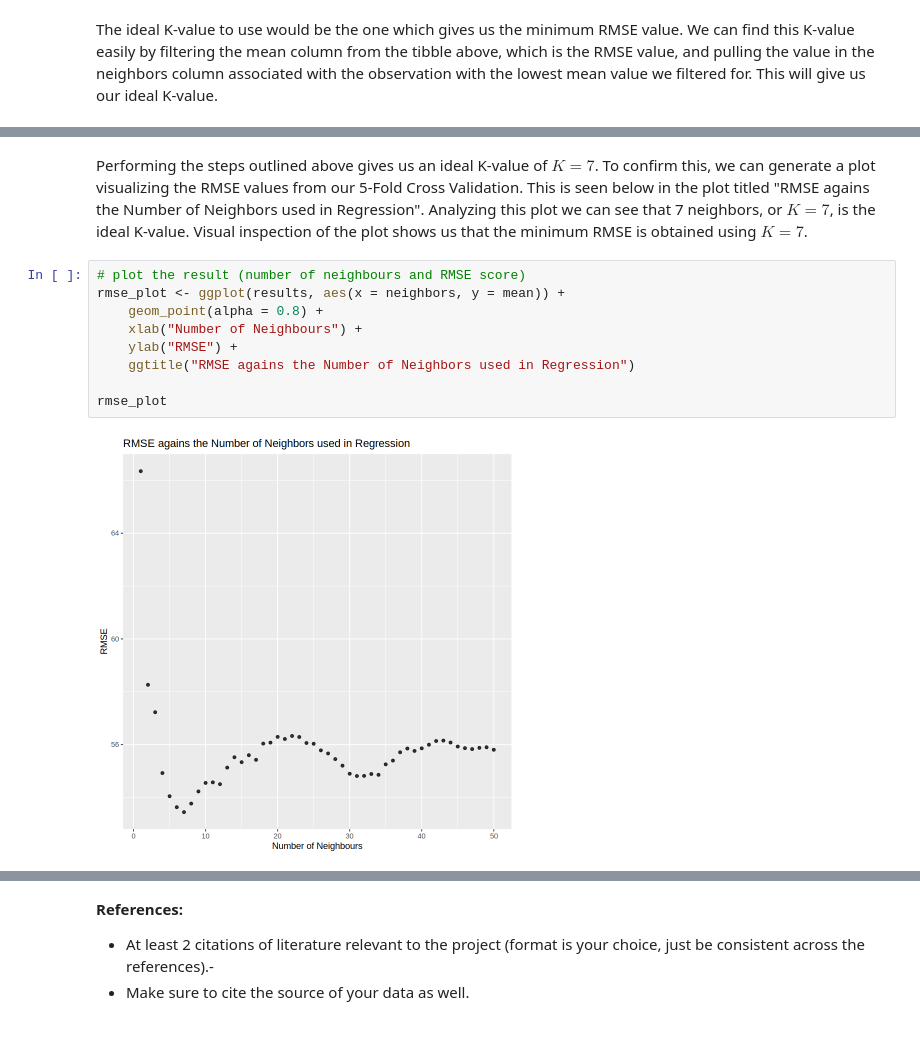
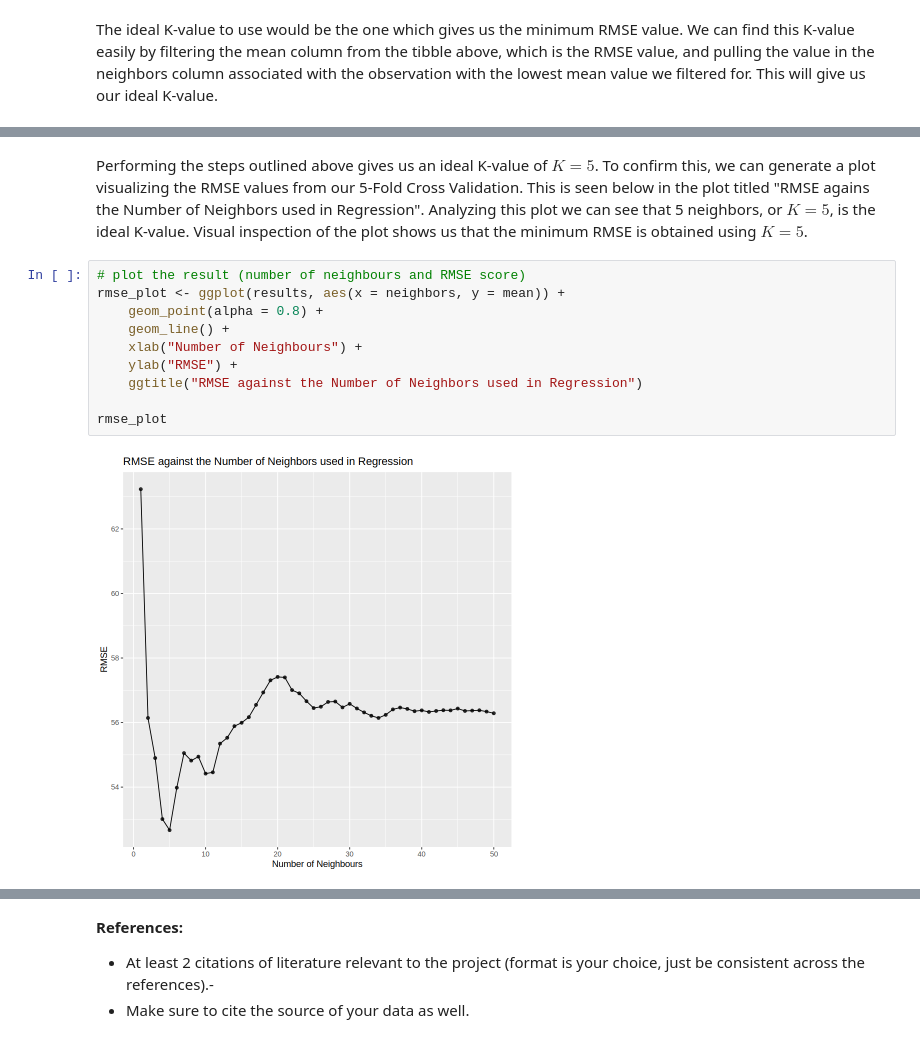
Before and after one commit to petercmh01/DSCI_004_Group_36, a Jupyter notebook: group_project_report.ipynb, the cells around one changed output, grey strips where cells are left out. Saved outputs shown, nothing was run; the diff lists cells and outputs as text.

```diff
--- a/group_project_report.ipynb
+++ b/group_project_report.ipynb
@@ -238,14 +269,15 @@ kmin
 # %% [markdown]
-Performing the steps outlined above gives us an ideal K-value of $K = 7$. To confirm this, we can generate a plot visualizing the RMSE values from our 5-Fold Cross Validation. This is seen below in the plot titled "RMSE agains the Number of Neighbors used in Regression". Analyzing this plot we can see that 7 neighbors, or $K = 7$, is the ideal K-value. Visual inspection of the plot shows us that the minimum RMSE is obtained using $K = 7$.
+Performing the steps outlined above gives us an ideal K-value of $K = 5$. To confirm this, we can generate a plot visualizing the RMSE values from our 5-Fold Cross Validation. This is seen below in the plot titled "RMSE agains the Number of Neighbors used in Regression". Analyzing this plot we can see that 5 neighbors, or $K = 5$, is the ideal K-value. Visual inspection of the plot shows us that the minimum RMSE is obtained using $K = 5$.
 # %%
 # plot the result (number of neighbours and RMSE score)
 rmse_plot <- ggplot(results, aes(x = neighbors, y = mean)) +
     geom_point(alpha = 0.8) +
+    geom_line() +
     xlab("Number of Neighbours") +
     ylab("RMSE") +
-    ggtitle("RMSE agains the Number of Neighbors used in Regression")
+    ggtitle("RMSE against the Number of Neighbors used in Regression")
 
 rmse_plot
 # %% [output]
-[figure, old version]
+[figure, new version]
 # %% [markdown]
```
Also changed, not shown: parts of 9 cells of this notebook.
